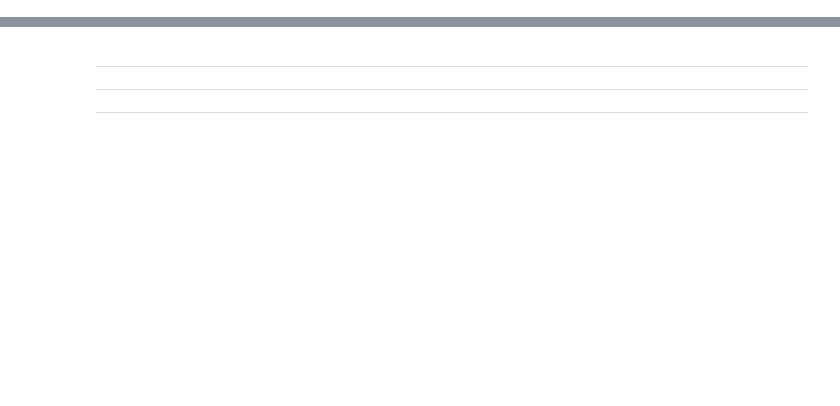
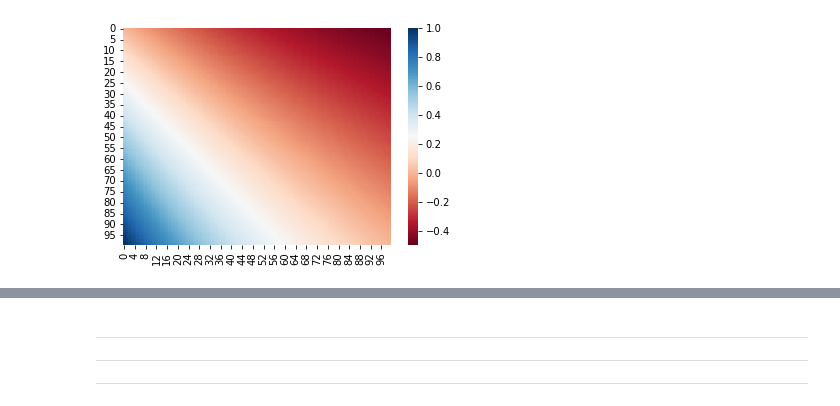
Before and after one commit to MattiaBrocco/VANET-game-theory, a Jupyter notebook: MB_attempt_1.ipynb, the cells around one changed output, grey strips where cells are left out. Drawn from its saved outputs; the diff is of its cells as text; code cells hidden in the pictures; blank space fills up the shorter version.

```diff
--- a/MB_attempt_1.ipynb
+++ b/MB_attempt_1.ipynb
@@ -110 +138,5 @@ def Simulation(C, omega, gamma, v0, rate_list = None,
+# %%
+sns.heatmap(Z1, cmap = "RdBu");
+# %% [output]
+[figure, added]
 # %%
```
Also changed, not shown: parts of 13 cells of this notebook.
